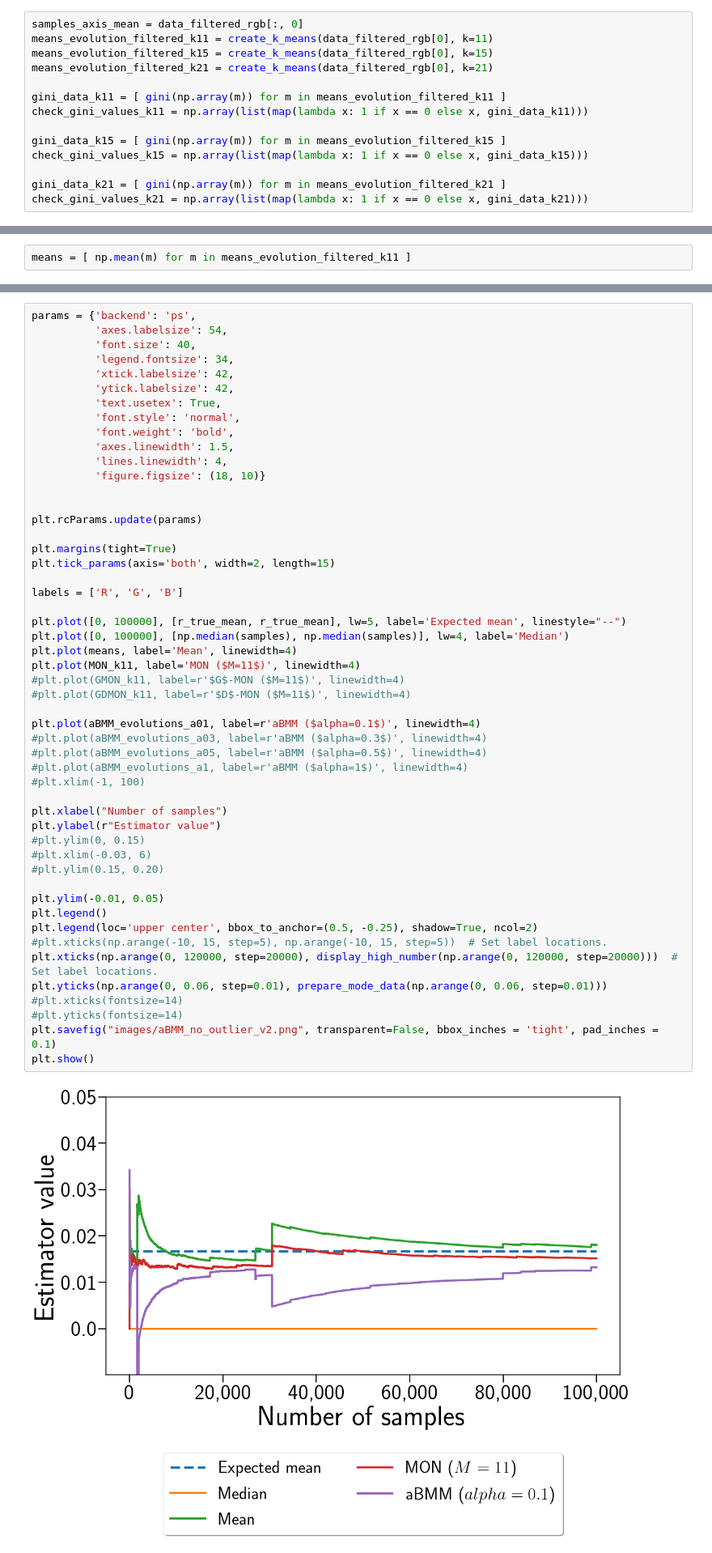
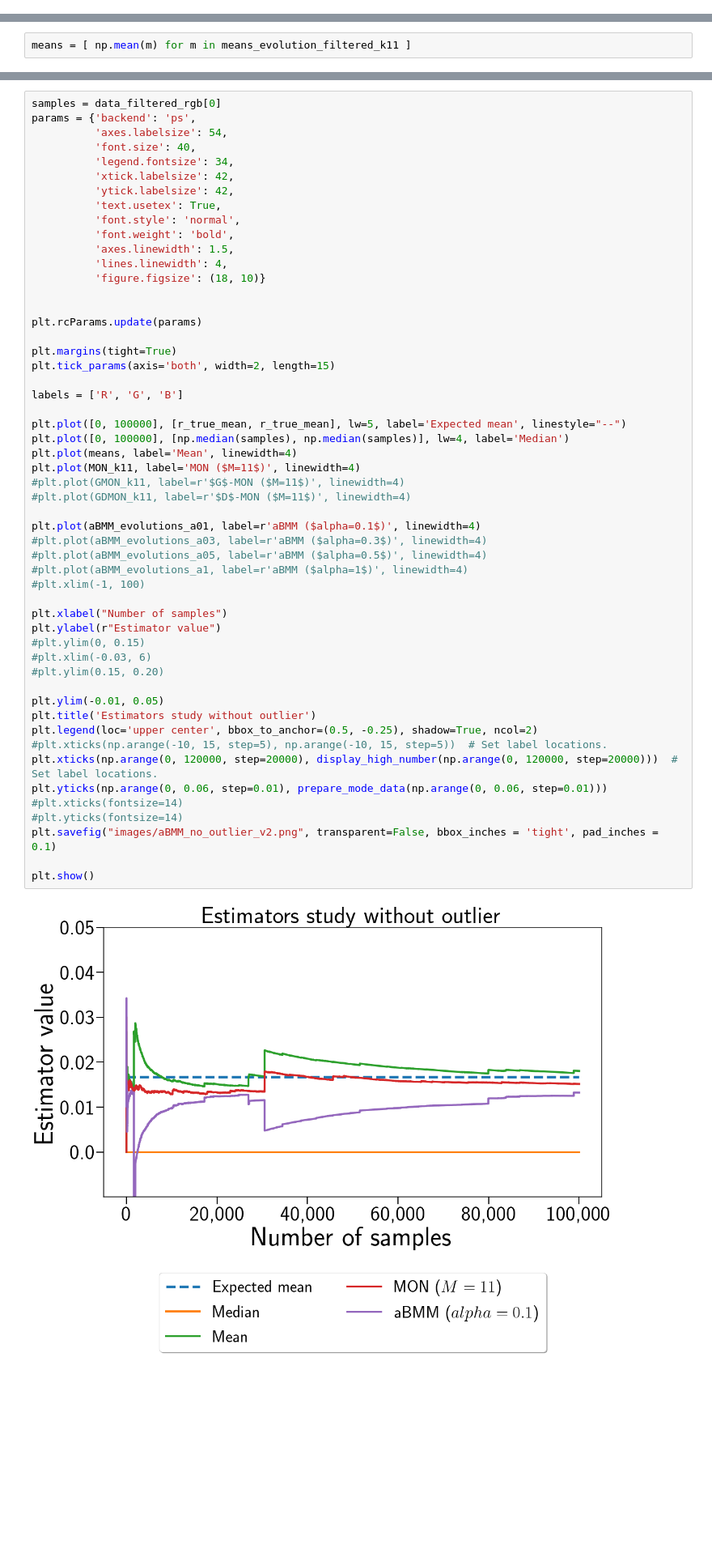
Before and after one commit to prise-3d/pbrt-v4, a Jupyter notebook: studies/aBMM-study.ipynb, the cells around one changed output, grey strips where cells are left out. Shown: that part at 81% size. Cells and saved outputs as stored; diff of their text form; blank space fills up the shorter version.

Commit message:
aBMM study updated

```diff
--- a/studies/aBMM-study.ipynb
+++ b/studies/aBMM-study.ipynb
@@ -298,14 +201,0 @@ plt.show()
-# %%
-samples_axis_mean = data_filtered_rgb[:, 0]
-means_evolution_filtered_k11 = create_k_means(data_filtered_rgb[0], k=11)
-means_evolution_filtered_k15 = create_k_means(data_filtered_rgb[0], k=15)
-means_evolution_filtered_k21 = create_k_means(data_filtered_rgb[0], k=21)
-
-gini_data_k11 = [ gini(np.array(m)) for m in means_evolution_filtered_k11 ]
-check_gini_values_k11 = np.array(list(map(lambda x: 1 if x == 0 else x, gini_data_k11)))
-
-gini_data_k15 = [ gini(np.array(m)) for m in means_evolution_filtered_k15 ]
-check_gini_values_k15 = np.array(list(map(lambda x: 1 if x == 0 else x, gini_data_k15)))
-
-gini_data_k21 = [ gini(np.array(m)) for m in means_evolution_filtered_k21 ]
-check_gini_values_k21 = np.array(list(map(lambda x: 1 if x == 0 else x, gini_data_k21)))
@@ -351,4 +216,5 @@ print(((np.std(samples) / (len(samples) * alpha + 2)) * stats.skew(samples) / 3)
 # %%
+samples = data_filtered_rgb[0]
 params = {'backend': 'ps',
           'axes.labelsize': 54,
           'font.size': 40,
@@ -372,32 +238,33 @@ labels = ['R', 'G', 'B']
 
 plt.plot([0, 100000], [r_true_mean, r_true_mean], lw=5, label='Expected mean', linestyle="--")
 plt.plot([0, 100000], [np.median(samples), np.median(samples)], lw=4, label='Median')
 plt.plot(means, label='Mean', linewidth=4)
 plt.plot(MON_k11, label='MON ($M=11$)', linewidth=4)
 #plt.plot(GMON_k11, label=r'$G$-MON ($M=11$)', linewidth=4)
 #plt.plot(GDMON_k11, label=r'$D$-MON ($M=11$)', linewidth=4)
 
 plt.plot(aBMM_evolutions_a01, label=r'aBMM ($alpha=0.1$)', linewidth=4)
 #plt.plot(aBMM_evolutions_a03, label=r'aBMM ($alpha=0.3$)', linewidth=4)
 #plt.plot(aBMM_evolutions_a05, label=r'aBMM ($alpha=0.5$)', linewidth=4)
 #plt.plot(aBMM_evolutions_a1, label=r'aBMM ($alpha=1$)', linewidth=4)
 #plt.xlim(-1, 100)
 
 plt.xlabel("Number of samples")
 plt.ylabel(r"Estimator value")
 #plt.ylim(0, 0.15)
 #plt.xlim(-0.03, 6)
 #plt.ylim(0.15, 0.20)
 
 plt.ylim(-0.01, 0.05)
-plt.legend()
+plt.title('Estimators study without outlier')
 plt.legend(loc='upper center', bbox_to_anchor=(0.5, -0.25), shadow=True, ncol=2)
 #plt.xticks(np.arange(-10, 15, step=5), np.arange(-10, 15, step=5))  # Set label locations.
 plt.xticks(np.arange(0, 120000, step=20000), display_high_number(np.arange(0, 120000, step=20000)))  # Set label locations.
 plt.yticks(np.arange(0, 0.06, step=0.01), prepare_mode_data(np.arange(0, 0.06, step=0.01)))
 #plt.xticks(fontsize=14)
 #plt.yticks(fontsize=14)
 plt.savefig("images/aBMM_no_outlier_v2.png", transparent=False, bbox_inches = 'tight', pad_inches = 0.1)
+
 plt.show()
 # %% [output]
-[figure, old version]
+[figure, new version]
```
Also changed, not shown: parts of 39 cells of this notebook, 1 other file.
